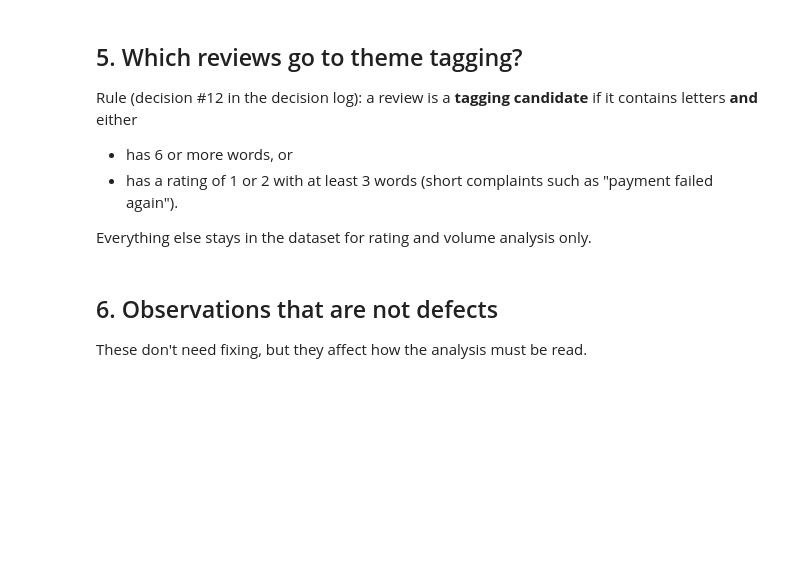
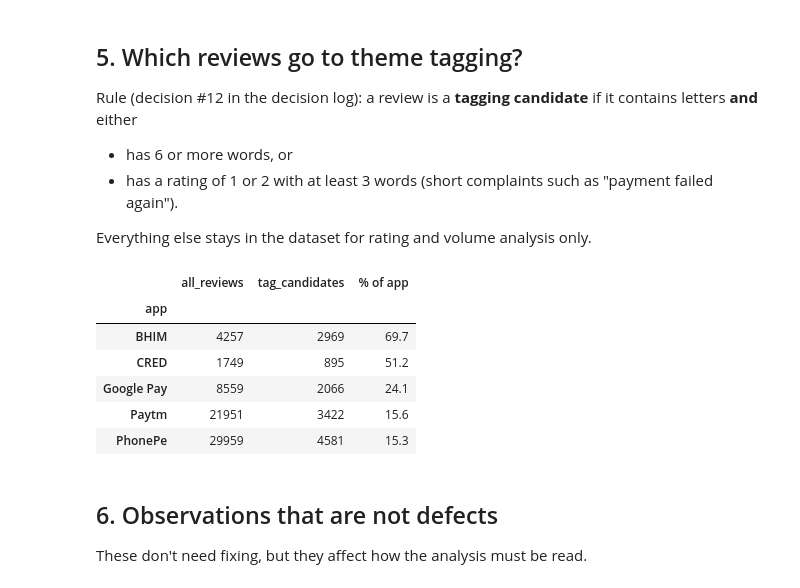
Before and after one commit to anmolzz-10/upi-reviews-analysis, a Jupyter notebook: notebooks/02_clean_and_mask.ipynb, the cells around one changed output. Cells and saved outputs as stored; diff of their text form; code cells hidden in the pictures; blank space fills up the shorter version.

Commit message:
Fix stale text in notebooks and docs, align wording with how the project is built

```diff
--- a/notebooks/02_clean_and_mask.ipynb
+++ b/notebooks/02_clean_and_mask.ipynb
@@ -209,14 +279,22 @@ Everything else stays in the dataset for rating and volume analysis only.
 # %%
 df["tag_candidate"] = df["has_letters"] & (
     (df["word_count"] >= 6) | ((df["rating"] <= 2) & (df["word_count"] >= 3))
 )
 
 log("Reviews selected for theme tagging (tag_candidate)", df["tag_candidate"].sum(),
-    "Flagged. Phase 3 tags only these, and removes repeated texts before tagging to save compute.")
+    "Flagged. Phase 3 tags all of them. Only about 200 are repeated texts, so removing repeats would save little.")
 
 by_app = df.groupby("app").agg(all_reviews=("review_id", "size"), tag_candidates=("tag_candidate", "sum"))
 by_app["% of app"] = (100 * by_app["tag_candidates"] / by_app["all_reviews"]).round(1)
 display(by_app)
+# %% [output]
+|  | all_reviews | tag_candidates | % of app |
+| app |  |  |  |
+| BHIM | 4257 | 2969 | 69.7 |
+| CRED | 1749 | 895 | 51.2 |
+| Google Pay | 8559 | 2066 | 24.1 |
+| Paytm | 21951 | 3422 | 15.6 |
+| PhonePe | 29959 | 4581 | 15.3 |
 # %% [markdown]
 ## 6. Observations that are not defects
 
```
Also changed, not shown: parts of 10 cells of this notebook, 4 other files.
